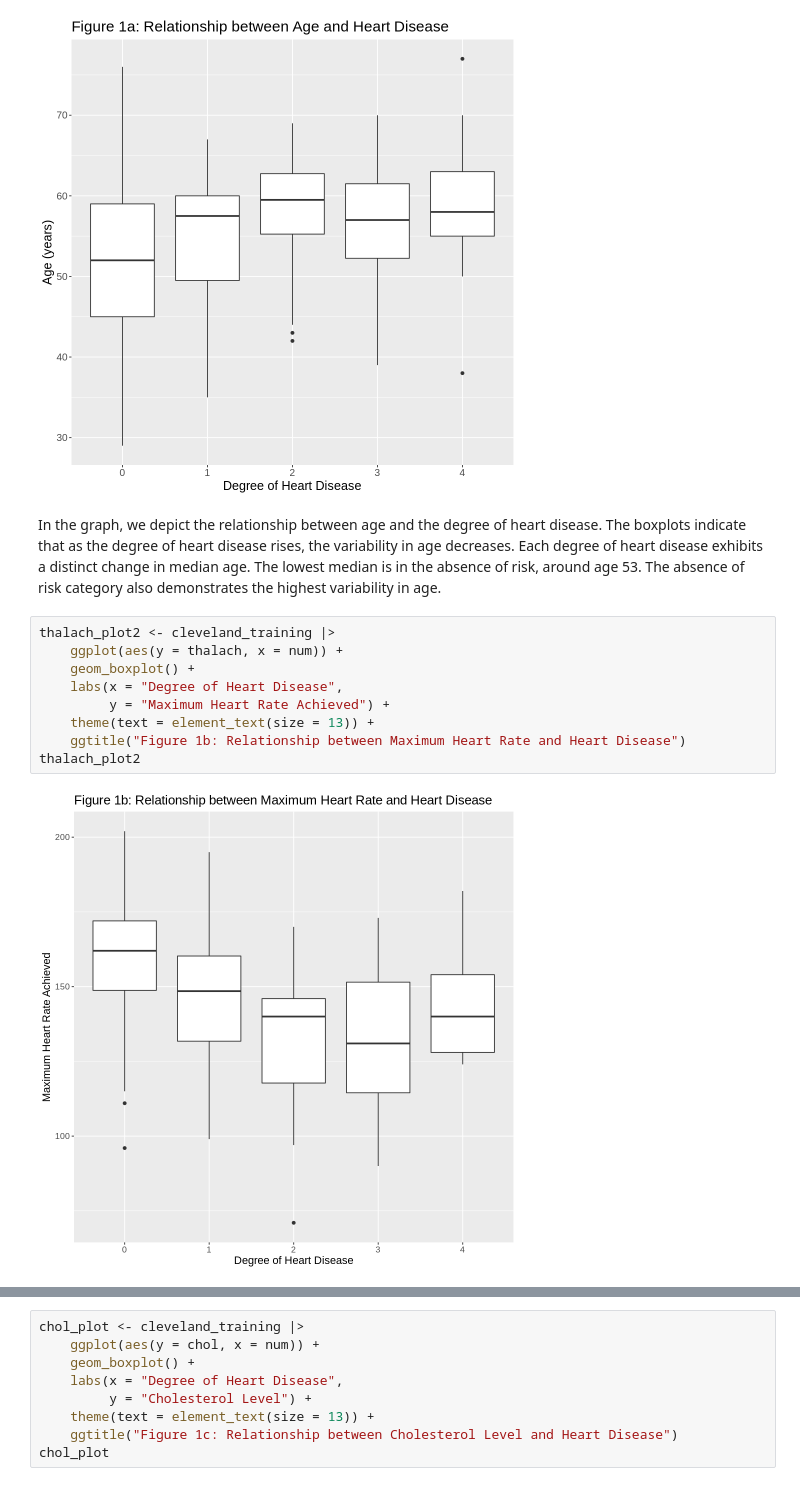
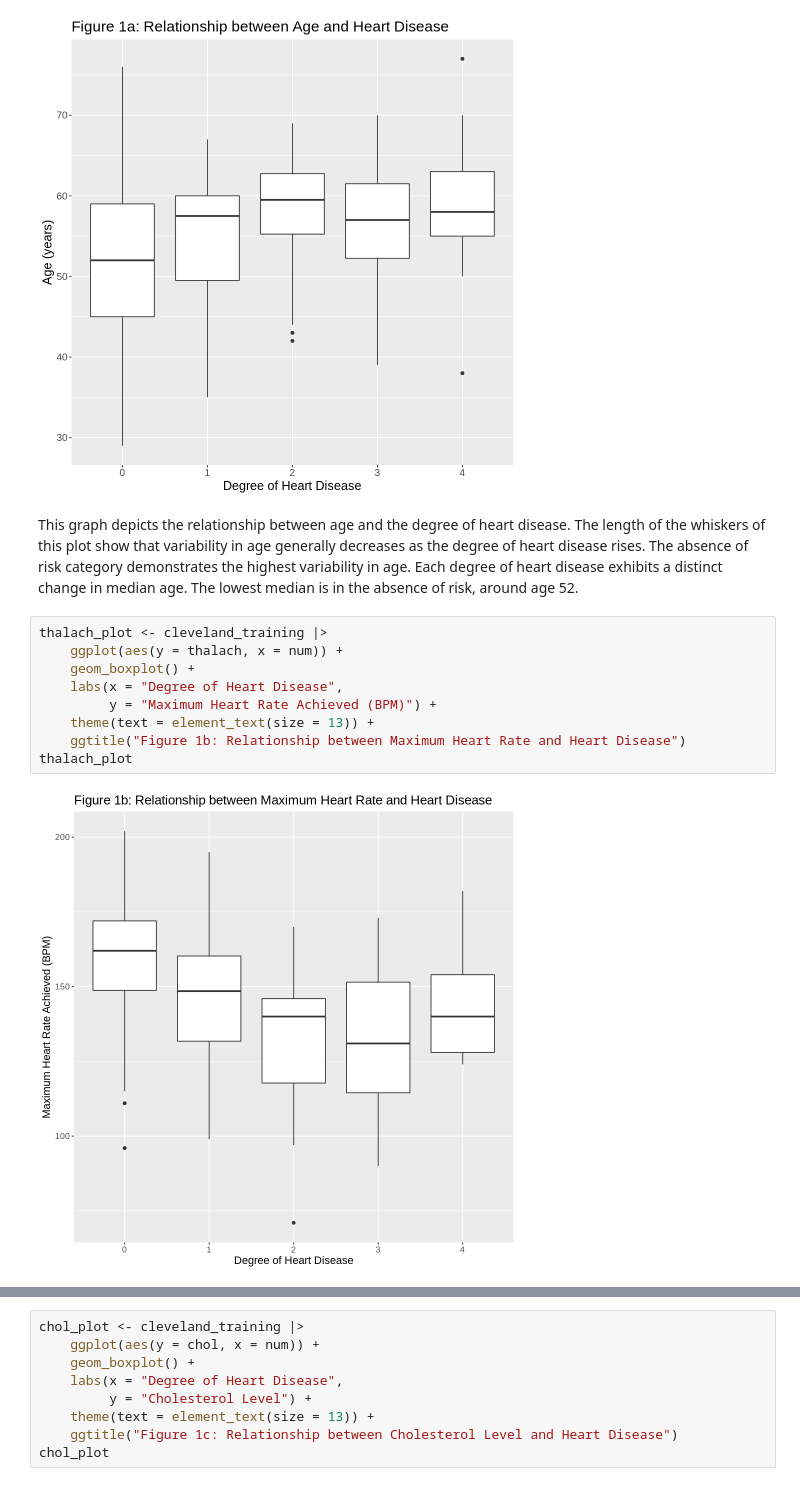
Before and after one commit to mikayladitosto/dsci-100-2023s1-group-14, a Jupyter notebook: Project.ipynb, the cells around one changed output, grey strips where cells are left out. Drawn from its saved outputs; the diff is of its cells as text.

```diff
--- a/Project.ipynb
+++ b/Project.ipynb
@@ -164,16 +180,16 @@ age_plot
 # %% [output]
 [figure]
 # %% [markdown]
-In the graph, we depict the relationship between age and the degree of heart disease. The boxplots indicate that as the degree of heart disease rises, the variability in age decreases. Each degree of heart disease exhibits a distinct change in median age. The lowest median is in the absence of risk, around age 53. The absence of risk category also demonstrates the highest variability in age.
+This graph depicts the relationship between age and the degree of heart disease. The length of the whiskers of this plot show that variability in age generally decreases as the degree of heart disease rises. The absence of risk category demonstrates the highest variability in age. Each degree of heart disease exhibits a distinct change in median age. The lowest median is in the absence of risk, around age 52.
 # %%
-thalach_plot2 <- cleveland_training |>
+thalach_plot <- cleveland_training |>
     ggplot(aes(y = thalach, x = num)) +
     geom_boxplot() +
     labs(x = "Degree of Heart Disease",
-         y = "Maximum Heart Rate Achieved") +
+         y = "Maximum Heart Rate Achieved (BPM)") +
     theme(text = element_text(size = 13)) +
     ggtitle("Figure 1b: Relationship between Maximum Heart Rate and Heart Disease")
-thalach_plot2
+thalach_plot
 # %% [output]
-[figure, old version]
+[figure, new version]
 # %% [markdown]
```
Also changed, not shown: parts of 22 cells of this notebook.
